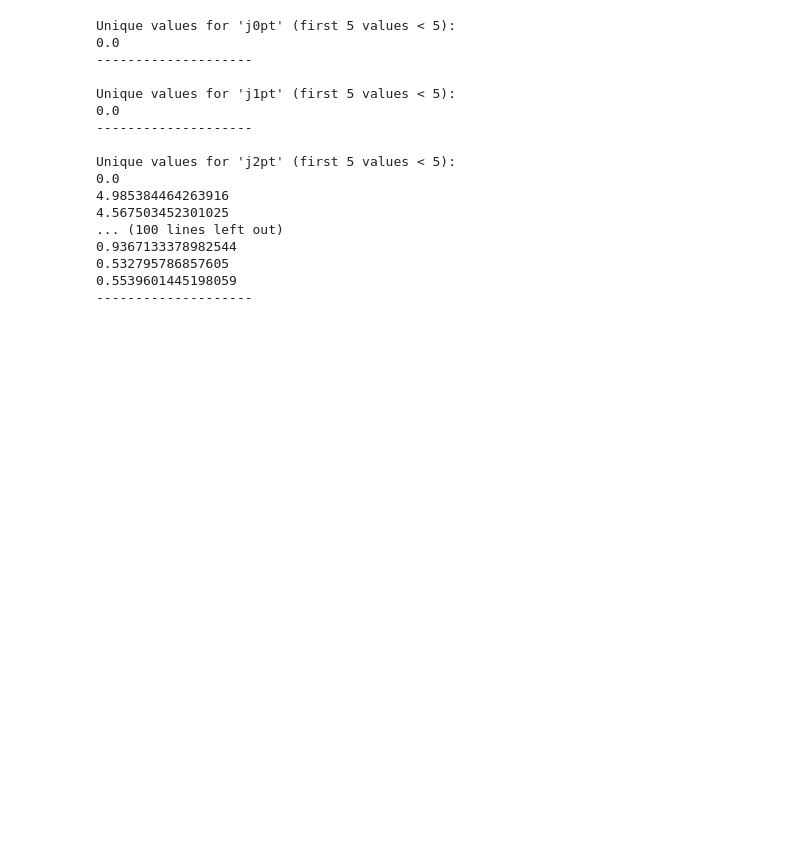
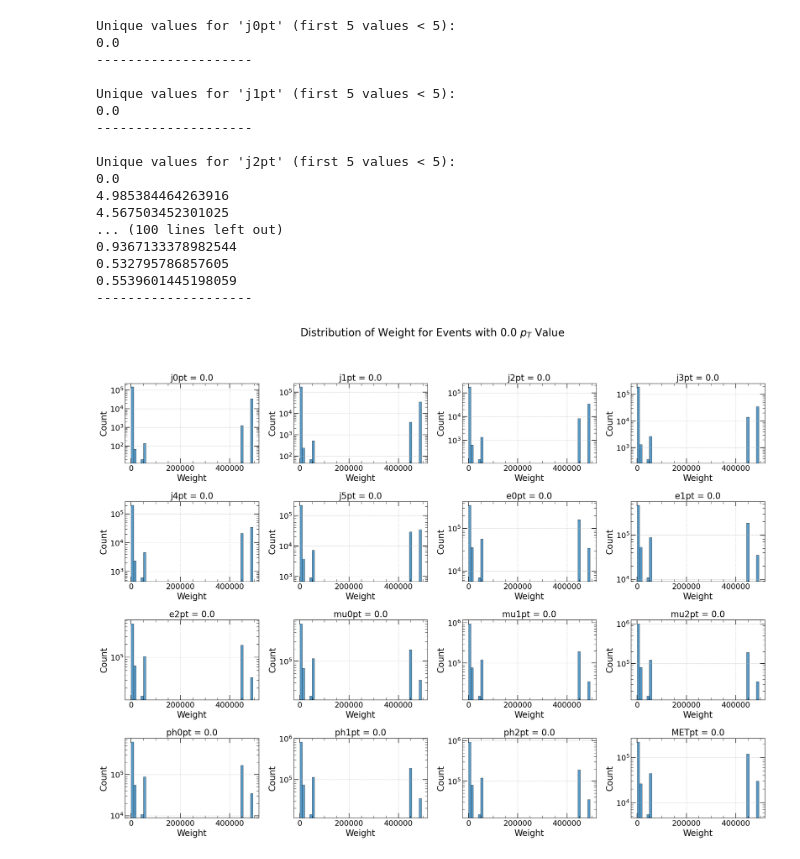
Before and after one commit to raktim711/AIMS-project---Anomaly-Detection, a Jupyter notebook: WeightStudy.ipynb, the cells around one changed output. Drawn from its saved outputs; the diff is of its cells as text; code cells hidden in the pictures; blank space fills up the shorter version.

```diff
--- a/WeightStudy.ipynb
+++ b/WeightStudy.ipynb
@@ -995,3 +1074,43 @@ Unique values for 'j2pt' (first 5 values < 5):
 0.532795786857605
 0.5539601445198059
 --------------------
+# %%
+# Get all 'pt' columns
+pt_cols = [c for c in combined_hlt_df.columns if 'pt' in c]
+
+num_cols = len(pt_cols)
+n_cols = 4  # Number of columns in the subplot grid
+n_rows = (num_cols + n_cols - 1) // n_cols  # Number of rows needed
+
+fig, axes = plt.subplots(n_rows, n_cols, figsize=(n_cols * 5, n_rows * 4), dpi=130)
+axes = axes.flatten()  # Flatten for easy iteration
+
+# Iterate through each 'pt' column and plot the weight distribution for zero values
+for i, col in enumerate(pt_cols):
+    ax = axes[i]
+    # Filter data where the 'pt' value is 0.0
+    zero_pt_df = combined_hlt_df[combined_hlt_df[col] == 0.0].copy()
+
+    if not zero_pt_df.empty:
+        # Plot the histogram of weights for zero 'pt' values
+        sns.histplot(data=zero_pt_df, x='weight', bins=50, kde=False, ax=ax)
+        ax.set_title(f'{col} = 0.0')
+        ax.set_xlabel('Weight')
+        ax.set_ylabel('Count')
+        ax.grid(True, linestyle='--', alpha=0.6)
+        ax.set_yscale('log') # Use log scale for y-axis
+        # ax.set_ylim(0.1, None) # Set y-axis limit to a small positive value for log scale
+    else:
+        ax.set_title(f'{col} = 0.0 (No events)')
+        ax.text(0.5, 0.5, 'No events with 0.0 pt', horizontalalignment='center', verticalalignment='center', transform=ax.transAxes)
+
+
+# Hide unused subplots
+for j in range(num_cols, len(axes)):
+    fig.delaxes(axes[j])
+
+plt.suptitle('Distribution of Weight for Events with 0.0 $p_T$ Value', fontsize=22) # Increased font size
+plt.tight_layout(rect=[0, 0.03, 1, 0.95])
+plt.show()
+# %% [output]
+[figure, added]
```
Also changed, not shown: parts of 6 cells of this notebook.
